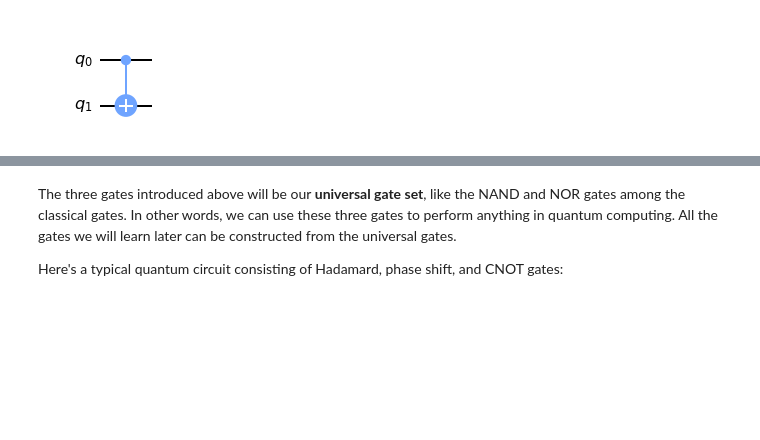
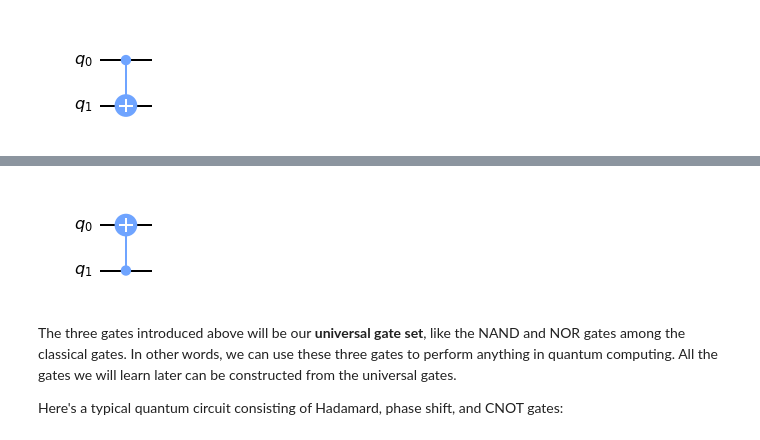
Before and after one commit to yu-yiming/ComputationalPhysics, a Jupyter notebook: Quantum Computing/quantum_computing.ipynb, the cells around one changed output, grey strips where cells are left out. Drawn from its saved outputs; the diff is of its cells as text; code cells hidden in the pictures; blank space fills up the shorter version.

```diff
--- a/Quantum Computing/quantum_computing.ipynb
+++ b/Quantum Computing/quantum_computing.ipynb
@@ -299,3 +313,7 @@ draw_cnot_gate() # defined at the end of the notebook
+# %%
+draw_tonc_gate() # defined at the end of the notebook
+# %% [output]
+[figure, added]
 # %% [markdown]
 The three gates introduced above will be our **universal gate set**, like the NAND and NOR gates among the classical gates. In other words, we can use these three gates to perform anything in quantum computing. All the gates we will learn later can be constructed from the universal gates.
 
```
Also changed, not shown: parts of 46 cells of this notebook.
